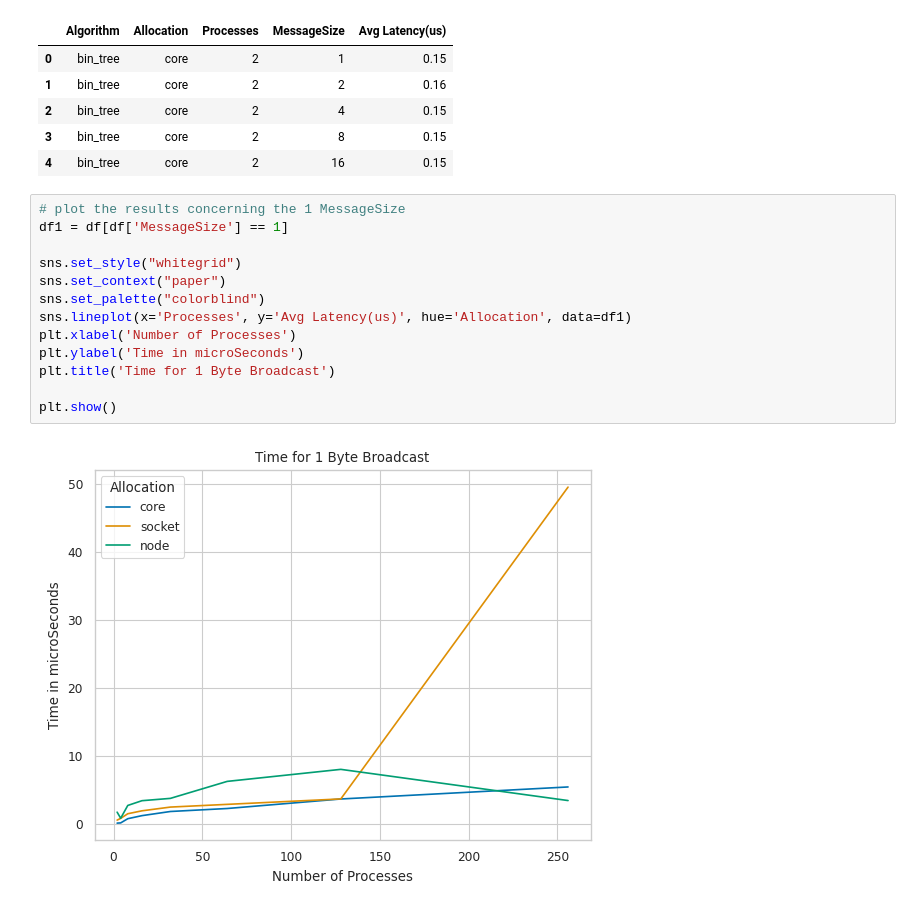
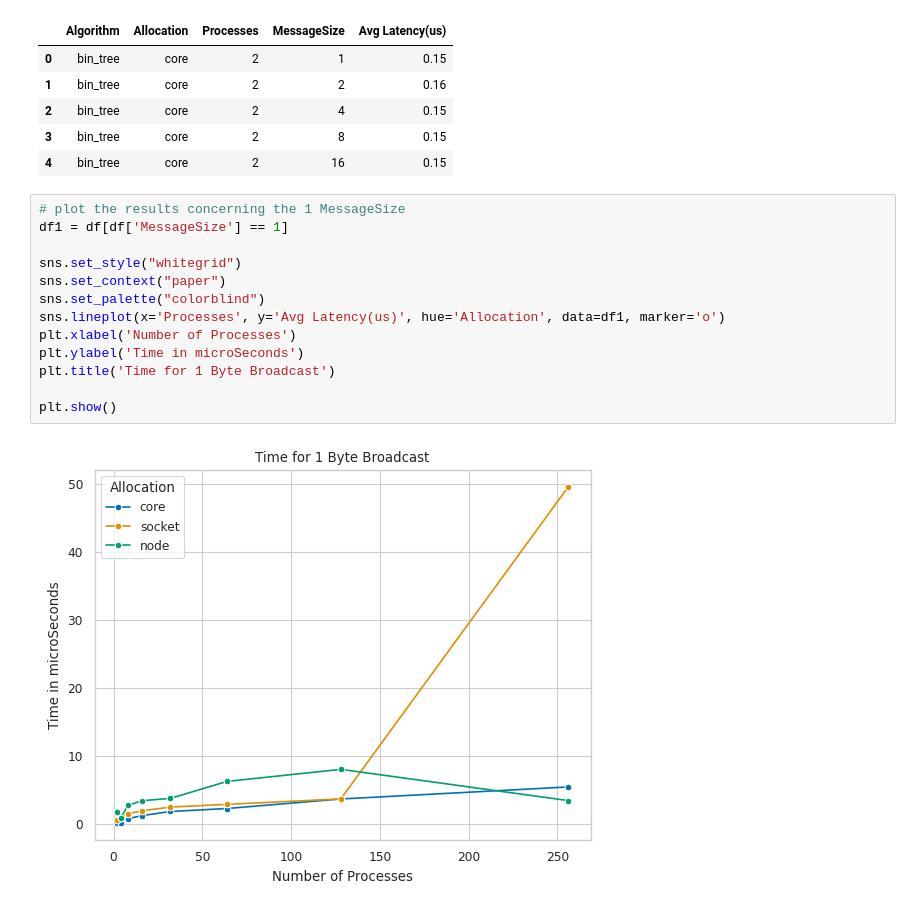
Before and after one commit to ValentinisAlessio/HPC_final_project, a Jupyter notebook: exercise1/plots/plots.ipynb, the cells around one changed output. Cells and saved outputs as stored; diff of their text form.

Commit message:
Added plots

```diff
--- a/exercise1/plots/plots.ipynb
+++ b/exercise1/plots/plots.ipynb
@@ -17,15 +17,15 @@ df.head()
 # %%
 # plot the results concerning the 1 MessageSize
 df1 = df[df['MessageSize'] == 1]
 
 sns.set_style("whitegrid")
 sns.set_context("paper")
 sns.set_palette("colorblind")
-sns.lineplot(x='Processes', y='Avg Latency(us)', hue='Allocation', data=df1)
+sns.lineplot(x='Processes', y='Avg Latency(us)', hue='Allocation', data=df1, marker='o')
 plt.xlabel('Number of Processes')
 plt.ylabel('Time in microSeconds')
 plt.title('Time for 1 Byte Broadcast')
 
 plt.show()
 # %% [output]
-[figure, old version]
+[figure, new version]
```
